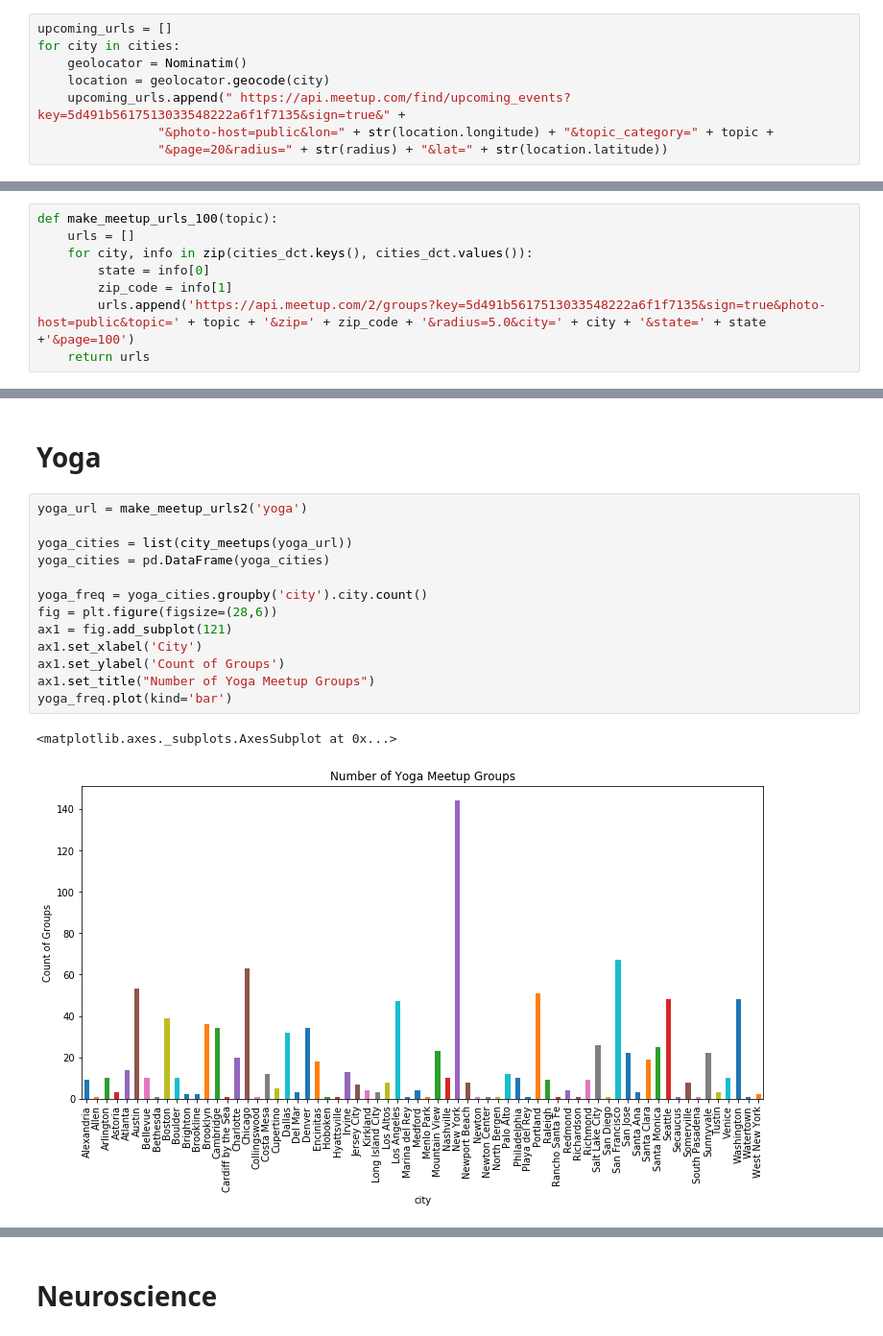
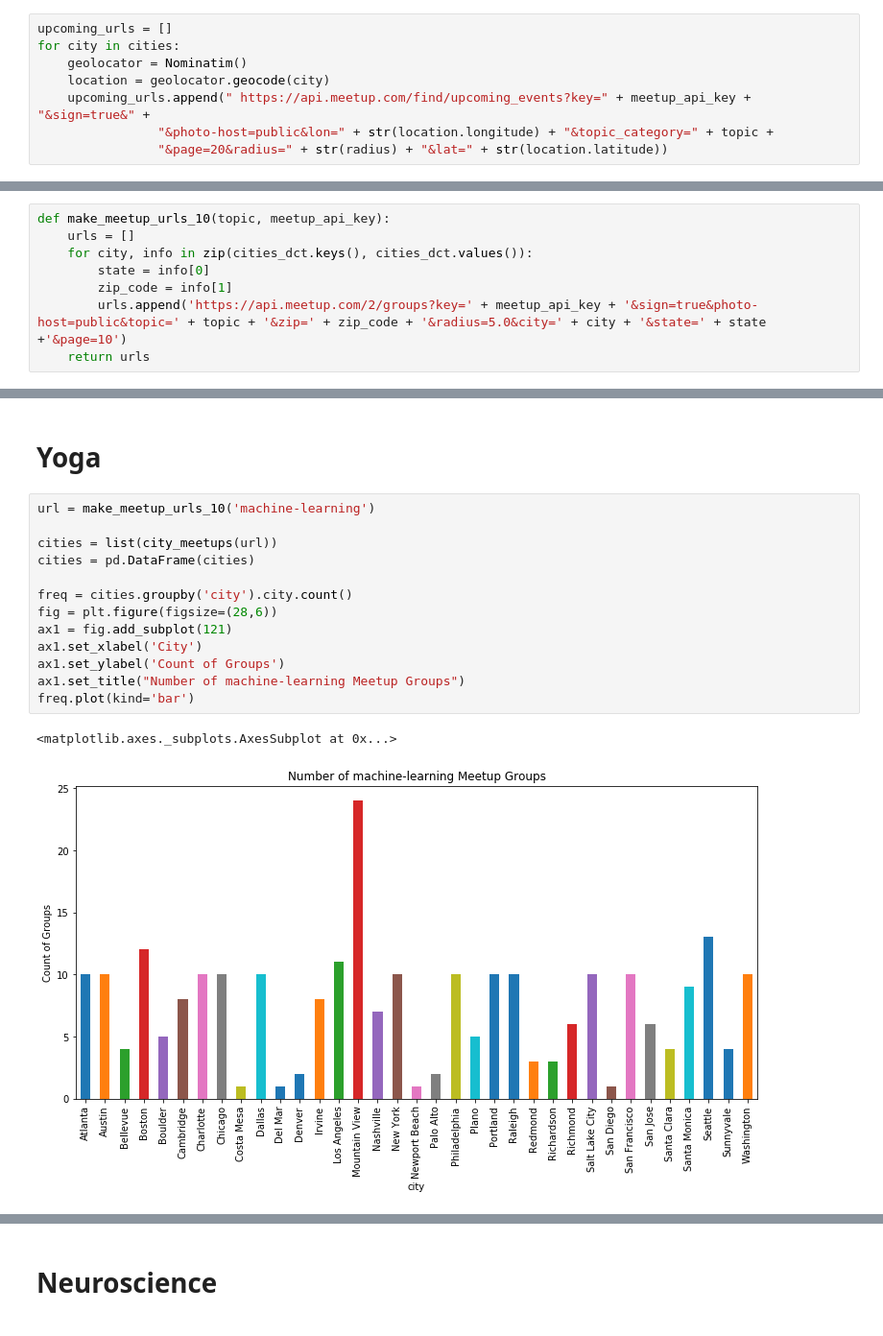
Before and after one commit to Beige-Coffee/LifeStyleDesign, a Jupyter notebook: Meetup_API.ipynb, the cells around one changed output, grey strips where cells are left out. Shown at 96% size. Cells and saved outputs as stored; diff of their text form.

Commit message:
Add changes to meetup API connection

```diff
--- a/Meetup_API.ipynb
+++ b/Meetup_API.ipynb
@@ -45,7 +46,7 @@ upcoming_urls = []
 for city in cities:
     geolocator = Nominatim()
     location = geolocator.geocode(city)
-    upcoming_urls.append(" https://api.meetup.com/find/upcoming_events?key=5d491b5617513033548222a6f1f7135&sign=true&" +
+    upcoming_urls.append(" https://api.meetup.com/find/upcoming_events?key=" + meetup_api_key + "&sign=true&" +
                 "&photo-host=public&lon=" + str(location.longitude) + "&topic_category=" + topic +
                 "&page=20&radius=" + str(radius) + "&lat=" + str(location.latitude))
 # %%
@@ -152,10 +153,10 @@ cities_dct = {
     'Richmond' : ['VA', '23219'],
 }
 # %%
-def make_meetup_urls_100(topic):
+def make_meetup_urls_10(topic, meetup_api_key):
     urls = []
     for city, info in zip(cities_dct.keys(), cities_dct.values()):
         state = info[0]
         zip_code = info[1]
-        urls.append('https://api.meetup.com/2/groups?key=5d491b5617513033548222a6f1f7135&sign=true&photo-host=public&topic=' + topic + '&zip=' + zip_code + '&radius=5.0&city=' + city + '&state=' + state +'&page=100')
+        urls.append('https://api.meetup.com/2/groups?key=' + meetup_api_key + '&sign=true&photo-host=public&topic=' + topic + '&zip=' + zip_code + '&radius=5.0&city=' + city + '&state=' + state +'&page=10')
     return urls
@@ -293,18 +274,18 @@ hiking_freq.plot(kind='bar')
 # %% [markdown]
 # Yoga
 # %%
-yoga_url = make_meetup_urls2('yoga')
+url = make_meetup_urls_10('machine-learning')
 
-yoga_cities = list(city_meetups(yoga_url))
-yoga_cities = pd.DataFrame(yoga_cities)
+cities = list(city_meetups(url))
+cities = pd.DataFrame(cities)
 
-yoga_freq = yoga_cities.groupby('city').city.count()
+freq = cities.groupby('city').city.count()
 fig = plt.figure(figsize=(28,6))
 ax1 = fig.add_subplot(121)
 ax1.set_xlabel('City')
 ax1.set_ylabel('Count of Groups')
-ax1.set_title("Number of Yoga Meetup Groups")
-yoga_freq.plot(kind='bar')
+ax1.set_title("Number of machine-learning Meetup Groups")
+freq.plot(kind='bar')
 # %% [output]
 <matplotlib.axes._subplots.AxesSubplot at 0x...>
-[figure, old version]
+[figure, new version]
```
Also changed, not shown: parts of 5 cells of this notebook, 1 other file.
